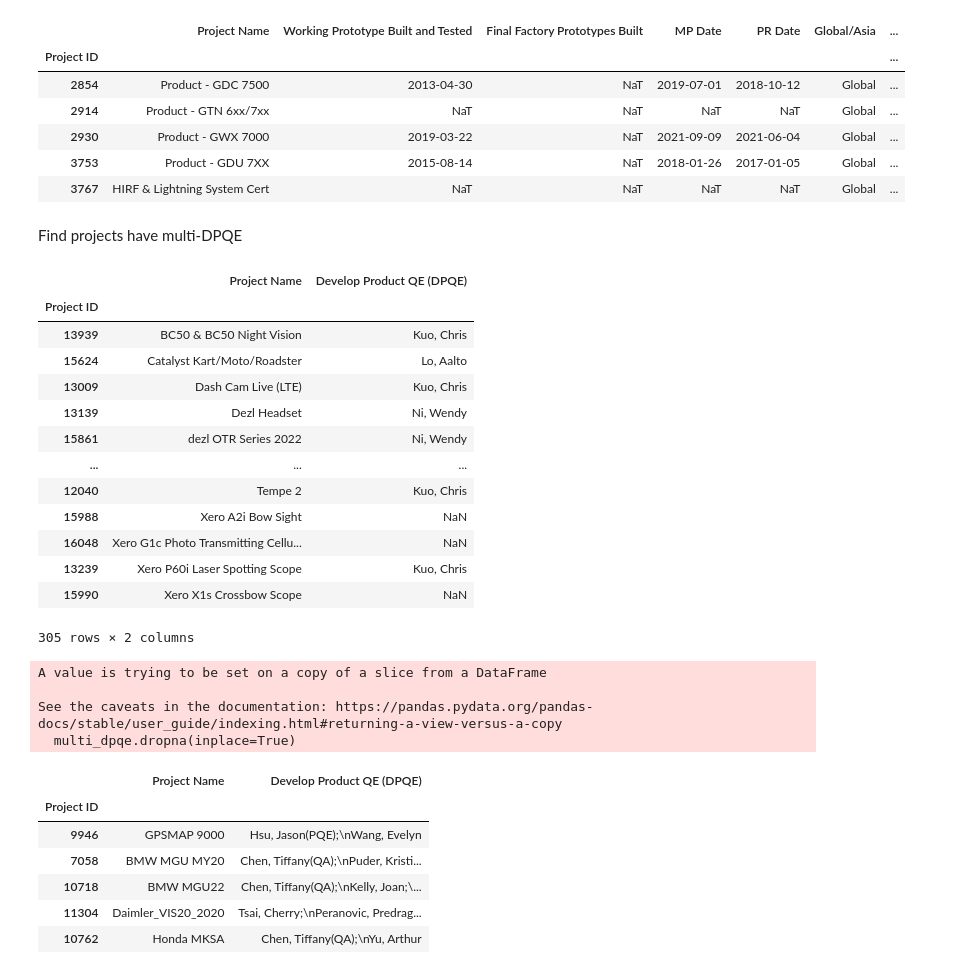
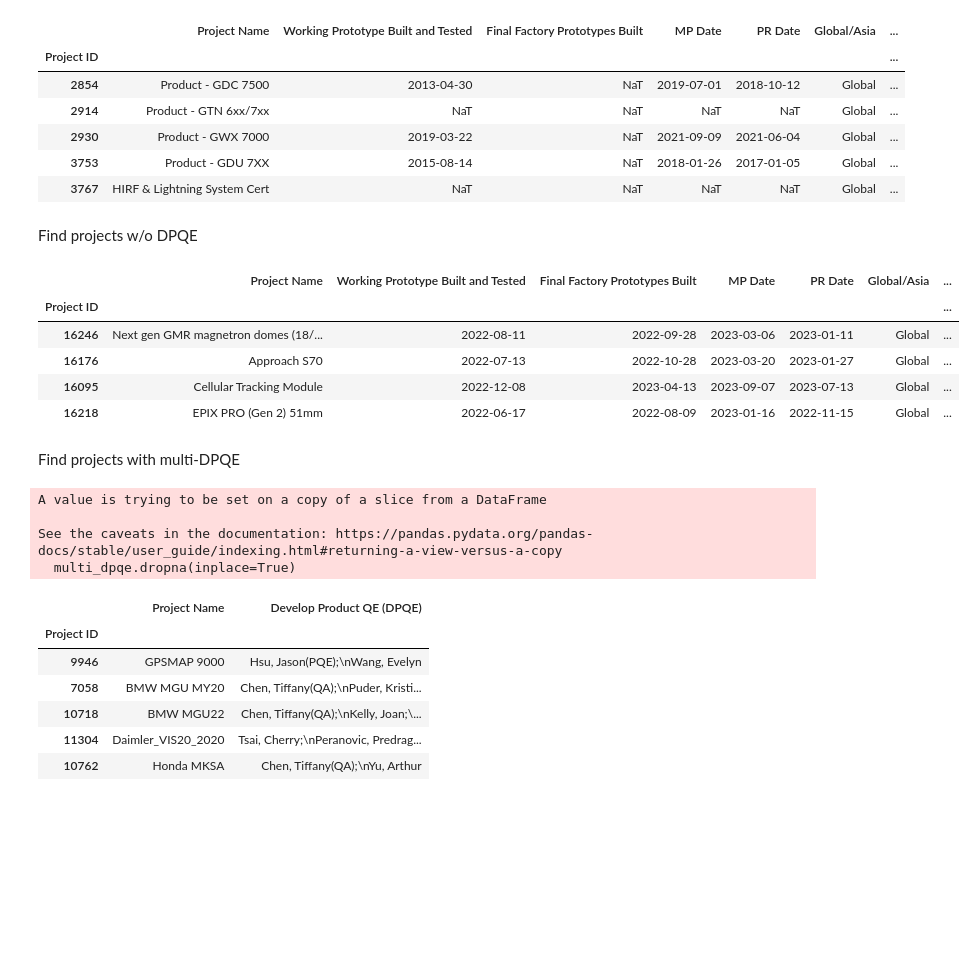
Before and after one commit to CPWRF/Projects, a Jupyter notebook: GMLA loading analysis/PMsystem_PRweb/LoadingAnalysis_PRweb _PMsystem.ipynb, the cells around one changed output. Drawn from its saved outputs; the diff is of its cells as text; code cells hidden in the pictures; blank space fills up the shorter version.

```diff
--- a/GMLA loading analysis/PMsystem_PRweb/LoadingAnalysis_PRweb _PMsystem.ipynb
+++ b/GMLA loading analysis/PMsystem_PRweb/LoadingAnalysis_PRweb _PMsystem.ipynb
@@ -5,7 +5,7 @@ import matplotlib.pyplot as plt
 import seaborn as sns
 # %%
 pmsystem_project_list_file = 'ProjectListExport_2022-05-20-09-13-56-082.xls'
-cft_list_file = 'CFTListExport_2022-05-27-12-56-53-549.xls'
+cft_list_file = 'CFTListExport_2022-05-30-15-17-51-210.xls'
 prweb_file = 'New Production Status Summary 2022-05-24.xlsx'
 
 start_from = '2022-05'
@@ -17,7 +17,7 @@ consumer_dpqe_list = ['Lo, Aalto','Kuo, Chris','Wang, Cooper', 'Fu, Ernest','Hsu
 # %% [markdown]
 Read
 # %%
-pmsystem_project = pd.read_excel(pmsystem_project_list_file, usecols=[0,1,3,4,5,6,9,10], parse_dates=[2,3,4,5], index_col=[0])
+pmsystem_project = pd.read_excel(pmsystem_project_list_file, usecols=[0,1,3,4,5,6,9,10,12], parse_dates=[2,3,4,5], index_col=[0])
 pmsystem_cft = pd.read_excel(cft_list_file, usecols=[0,44], index_col=[0])
 # %%
 pmsystem_cft.head()
@@ -44,3 +44,14 @@ pmsystem_project_cft.sort_index().head()
 | 2930 | Product - GWX 7000 | 2019-03-22 | NaT | 2021-09-09 | 2021-06-04 | Global | ... |
 | 3753 | Product - GDU 7XX | 2015-08-14 | NaT | 2018-01-26 | 2017-01-05 | Global | ... |
 | 3767 | HIRF & Lightning System Cert | NaT | NaT | NaT | NaT | Global | ... |
+# %% [markdown]
+Find projects w/o DPQE
+# %%
+pmsystem_project_cft[pmsystem_project_cft['Develop  Product QE (DPQE)'].isnull()].dropna(thresh=5, axis=0).loc[(pmsystem_project_cft['MP Date']>start_from)]
+# %% [output]
+|  | Project Name | Working Prototype Built and Tested | Final Factory Prototypes Built | MP Date | PR Date | Global/Asia | ... |
+| Project ID |  |  |  |  |  |  | ... |
+| 16246 | Next gen GMR magnetron domes (18/... | 2022-08-11 | 2022-09-28 | 2023-03-06 | 2023-01-11 | Global | ... |
+| 16176 | Approach S70 | 2022-07-13 | 2022-10-28 | 2023-03-20 | 2023-01-27 | Global | ... |
+| 16095 | Cellular Tracking Module | 2022-12-08 | 2023-04-13 | 2023-09-07 | 2023-07-13 | Global | ... |
+| 16218 | EPIX PRO (Gen 2) 51mm | 2022-06-17 | 2022-08-09 | 2023-01-16 | 2022-11-15 | Global | ... |
@@ -47,30 +60,13 @@ pmsystem_project_cft.sort_index().head()
 # %% [markdown]
-Find projects have multi-DPQE
+Find projects with multi-DPQE
 # %%
 multi_dpqe = pmsystem_project_cft[['Project Name','Develop  Product QE (DPQE)']]
-multi_dpqe
+multi_dpqe.dropna(inplace=True)
 # %% [output]
-|  | Project Name | Develop Product QE (DPQE) |
-| Project ID |  |  |
-| 13939 | BC50 & BC50 Night Vision | Kuo, Chris |
-| 15624 | Catalyst Kart/Moto/Roadster | Lo, Aalto |
-| 13009 | Dash Cam Live (LTE) | Kuo, Chris |
-| 13139 | Dezl Headset | Ni, Wendy |
-| 15861 | dezl OTR Series 2022 | Ni, Wendy |
-| ... | ... | ... |
-| 12040 | Tempe 2 | Kuo, Chris |
-| 15988 | Xero A2i Bow Sight | NaN |
-| 16048 | Xero G1c Photo Transmitting Cellu... | NaN |
-| 13239 | Xero P60i Laser Spotting Scope | Kuo, Chris |
-| 15990 | Xero X1s Crossbow Scope | NaN |
-305 rows × 2 columns
+A value is trying to be set on a copy of a slice from a DataFrame
+
+See the caveats in the documentation: https://pandas.pydata.org/pandas-docs/stable/user_guide/indexing.html#returning-a-view-versus-a-copy
+  multi_dpqe.dropna(inplace=True)
-# %%
-multi_dpqe.dropna(inplace=True)
-# %% [output]
-A value is trying to be set on a copy of a slice from a DataFrame
-
-See the caveats in the documentation: https://pandas.pydata.org/pandas-docs/stable/user_guide/indexing.html#returning-a-view-versus-a-copy
-  multi_dpqe.dropna(inplace=True)
 # %%
 multi_dpqe[multi_dpqe['Develop  Product QE (DPQE)'].str.contains('\n')]
 # %% [output]
```
Also changed, not shown: parts of 3 cells of this notebook, 4 other files.
